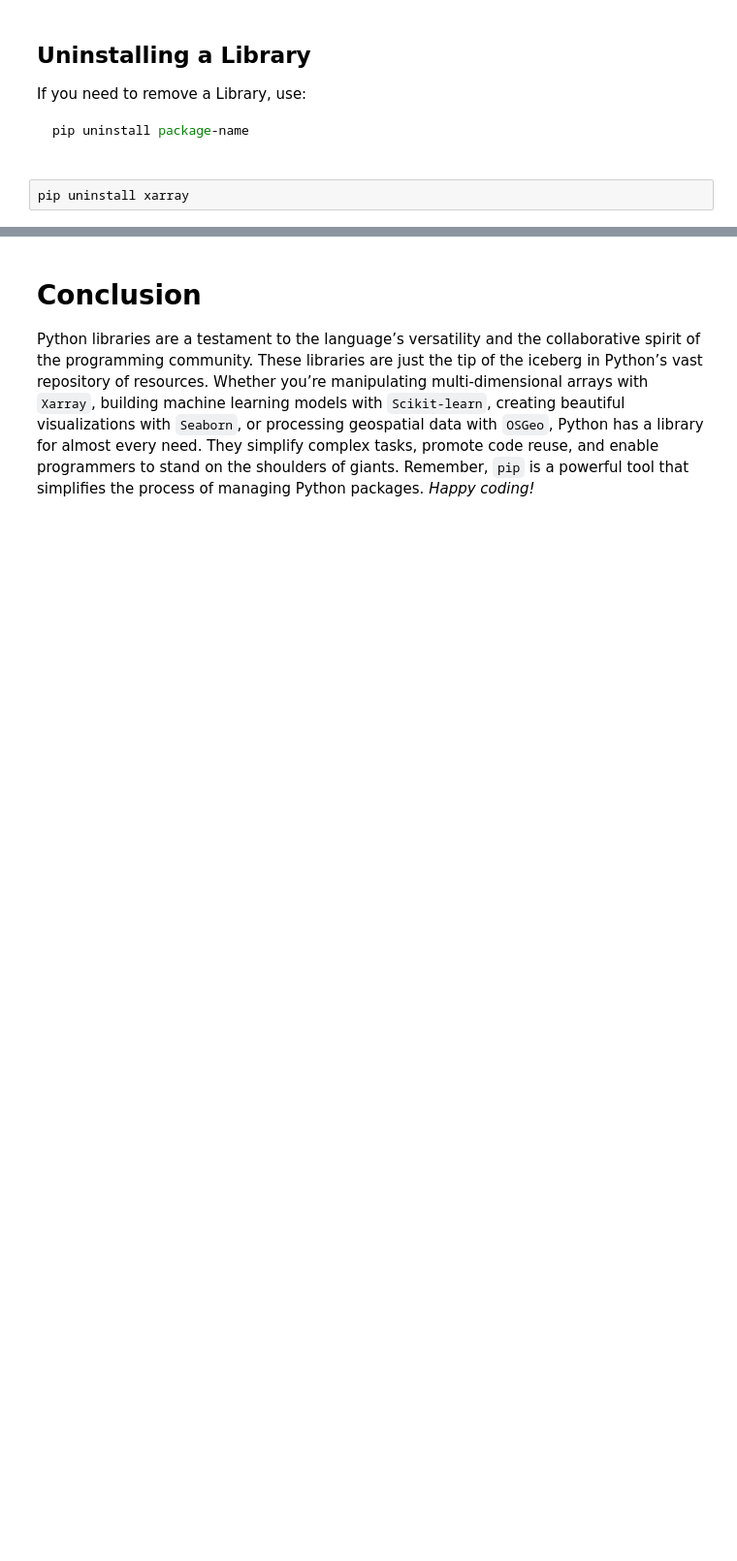
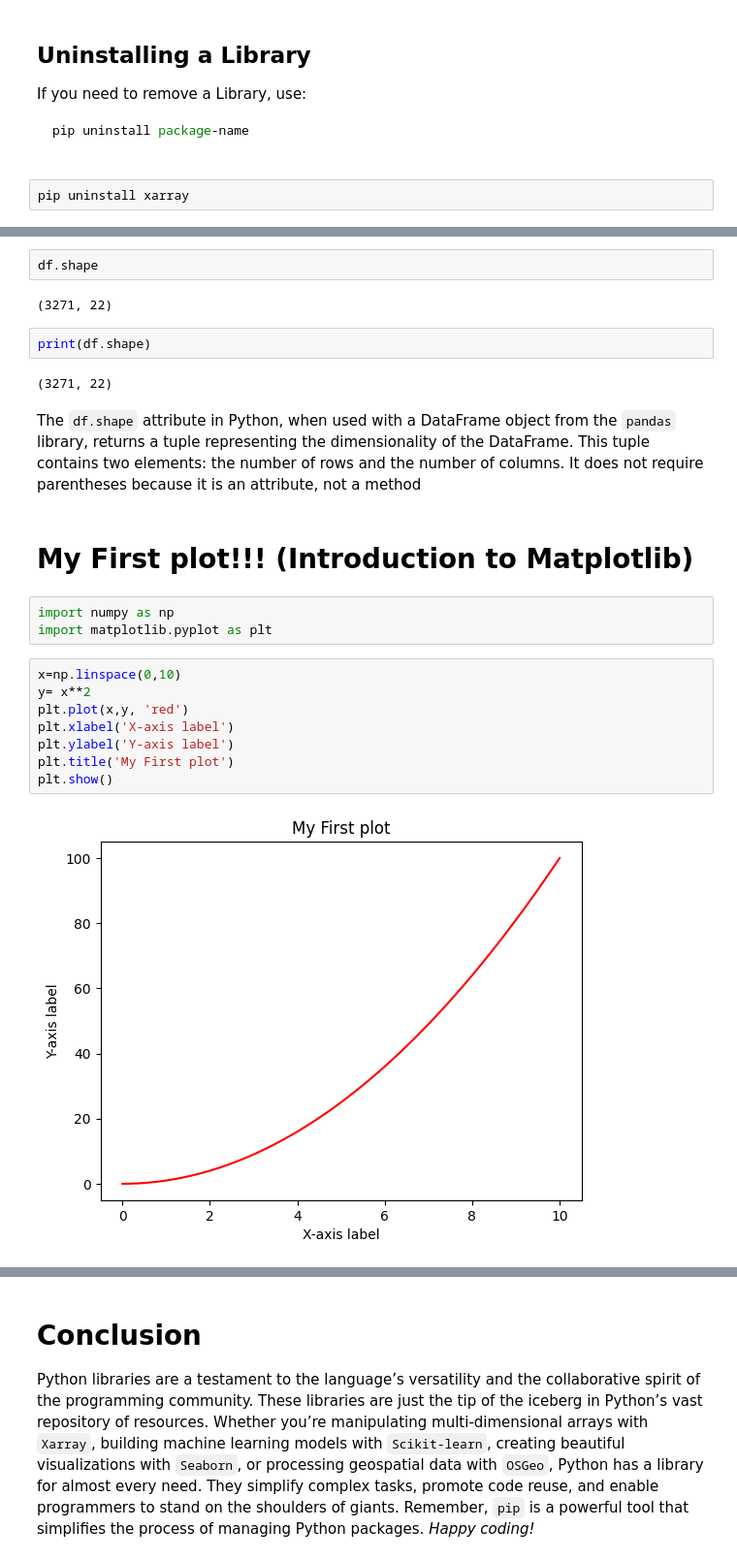
Before and after one commit to aradfarahani/KhUAdvanceGeoML, a Jupyter notebook: W2.ipynb, the cells around one changed output, grey strips where cells are left out. Shown at 97% size. Cells and saved outputs as stored; diff of their text form; blank space fills up the shorter version.

```diff
--- a/W2.ipynb
+++ b/W2.ipynb
@@ -86,0 +230,25 @@ pip uninstall xarray
+# %%
+df.shape
+# %% [output]
+(3271, 22)
+# %%
+print(df.shape)
+# %% [output]
+(3271, 22)
+# %% [markdown]
+The `df.shape` attribute in Python, when used with a DataFrame object from the `pandas` library, returns a tuple representing the dimensionality of the DataFrame. This tuple contains two elements: the number of rows and the number of columns. It does not require parentheses because it is an attribute, not a method
+# %% [markdown]
+# My First plot!!! (Introduction to Matplotlib)
+# %%
+import numpy as np
+import matplotlib.pyplot as plt
+# %%
+x=np.linspace(0,10)
+y= x**2
+plt.plot(x,y, 'red')
+plt.xlabel('X-axis label')
+plt.ylabel('Y-axis label')
+plt.title('My First plot')
+plt.show()
+# %% [output]
+[figure, added]
```
Also changed, not shown: parts of 27 cells of this notebook, 3 other files.
